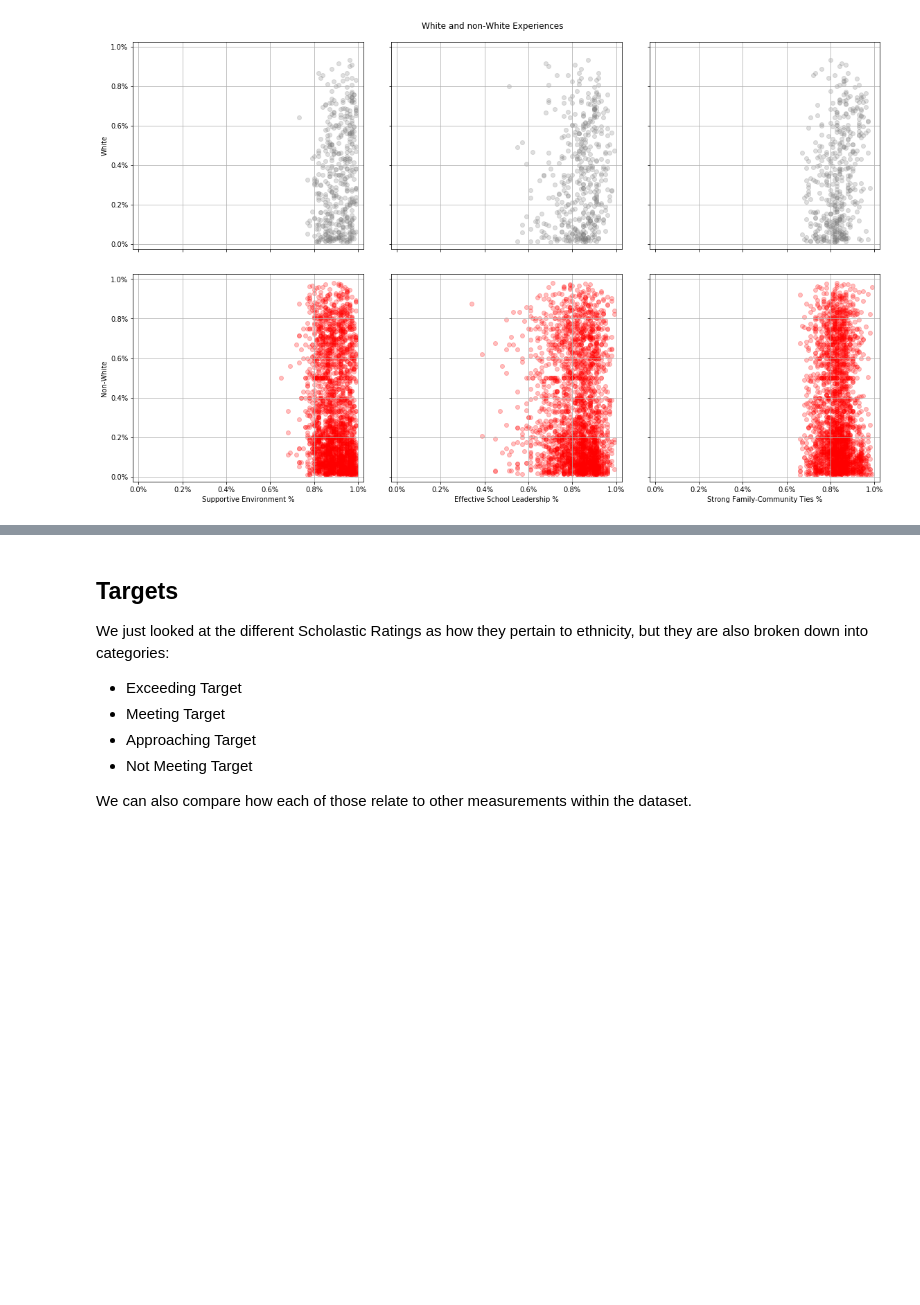
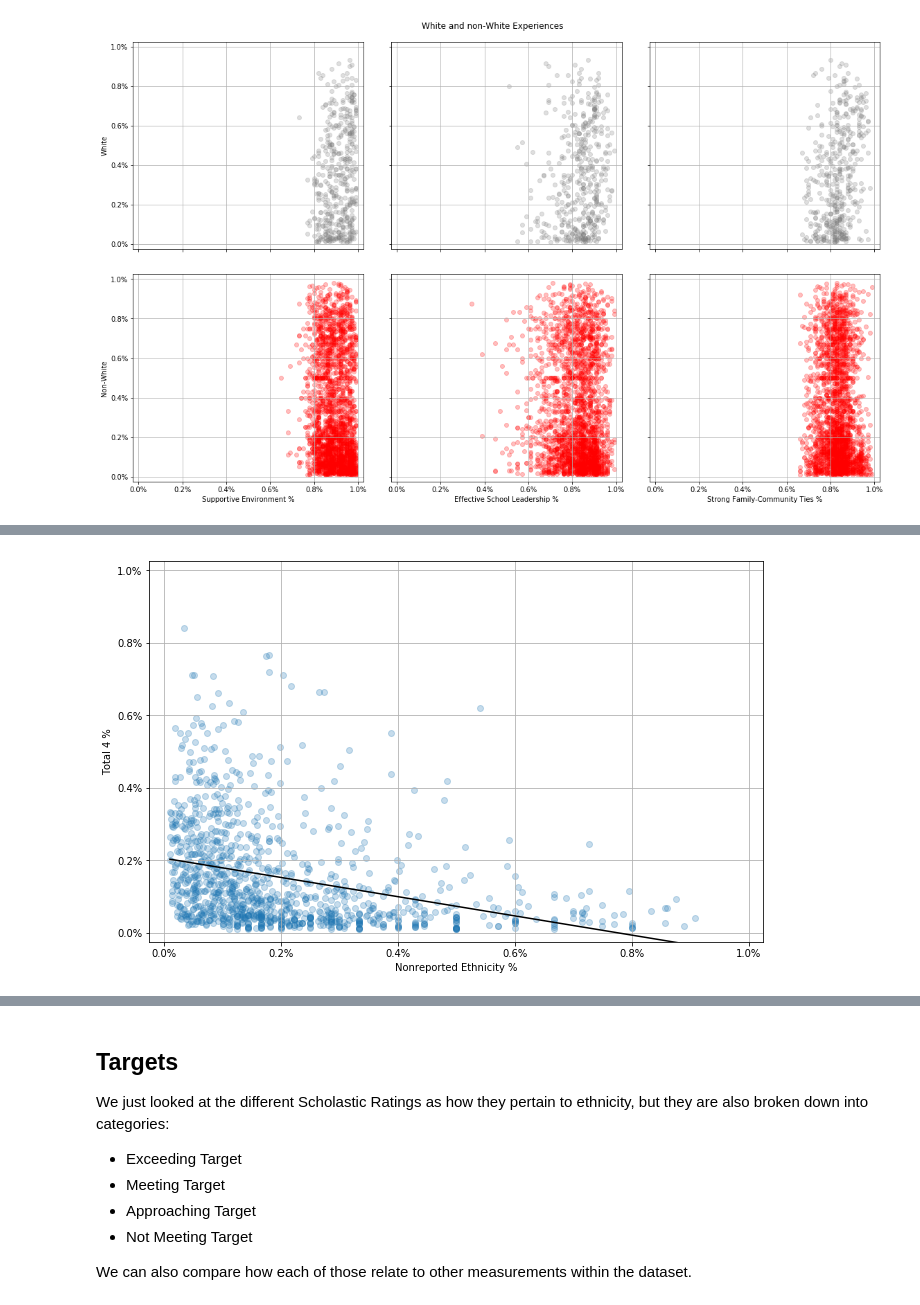
Before and after one commit to mwmcnall/Honors-College-Project, a Jupyter notebook: Honors College Data stuff.ipynb, the cells around one changed output, grey strips where cells are left out. Drawn from its saved outputs; the diff is of its cells as text; code cells hidden in the pictures; blank space fills up the shorter version.

```diff
--- a/Honors College Data stuff.ipynb
+++ b/Honors College Data stuff.ipynb
@@ -270,0 +274,5 @@ For the 66 Schools in Need, the highest Percentage of White Students is 3%, so t
+# %%
+data.scatter_two_percs(['Nonreported Ethnicity %', 'Total 4 %'], reg_line = True,
+                    "Nonreported Ethnicity % by Proportion of 4s Scored on the SHSAT")
+# %% [output]
+[figure, added]
```
Also changed, not shown: parts of 76 cells of this notebook, 2 other files.
